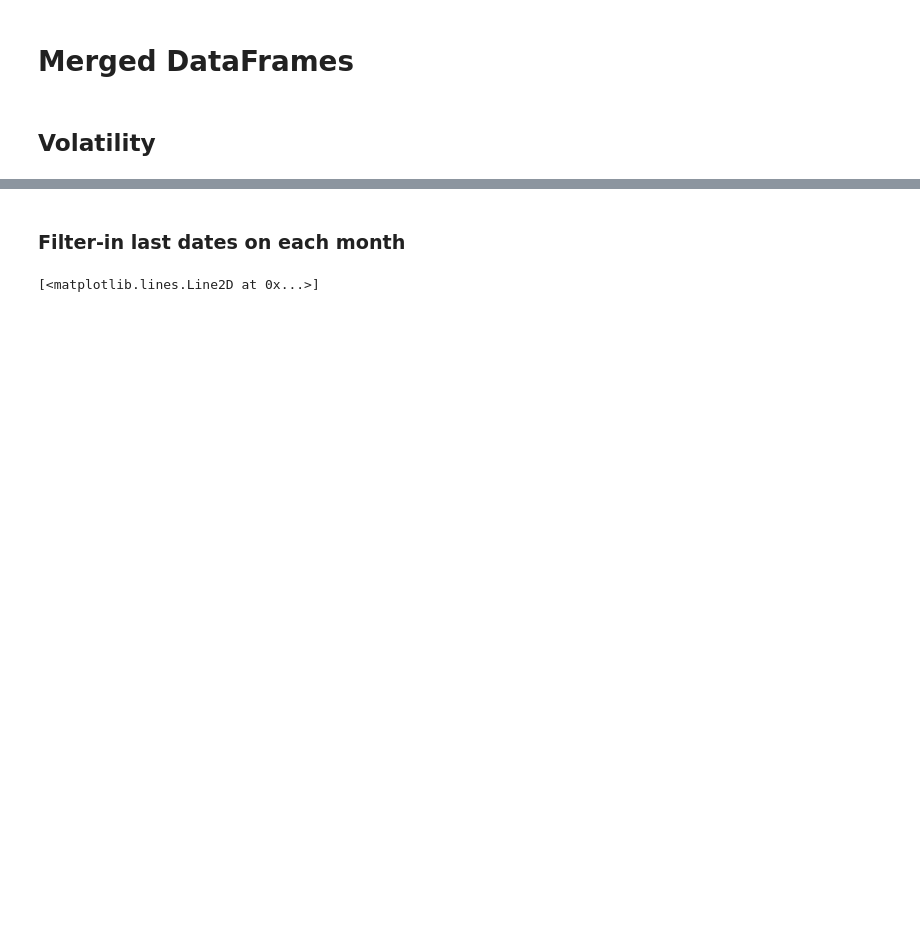
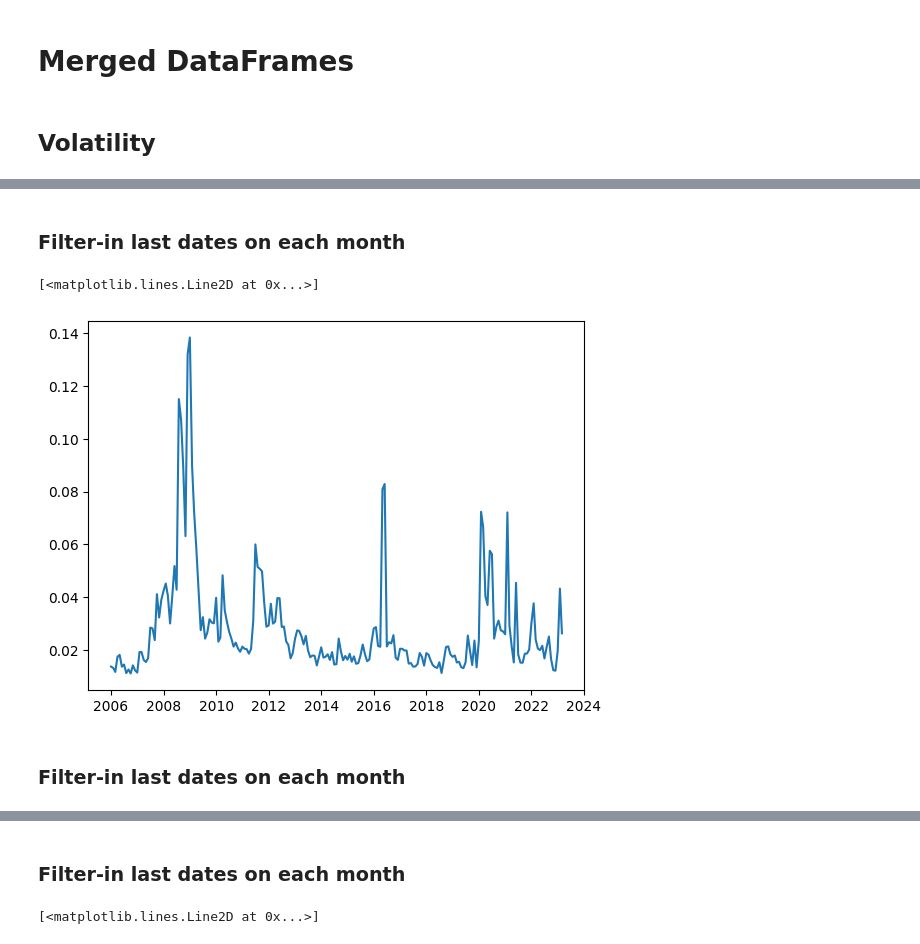
Before and after one commit to ygcahyono/esgnews_volatility, a Jupyter notebook: notebook/1.3.1-Merge-Fillna-Data.ipynb, the cells around one changed output, grey strips where cells are left out. Saved outputs shown, nothing was run; the diff lists cells and outputs as text; code cells hidden in the pictures; blank space fills up the shorter version.

```diff
--- a/notebook/1.3.1-Merge-Fillna-Data.ipynb
+++ b/notebook/1.3.1-Merge-Fillna-Data.ipynb
@@ -36,0 +486,9 @@ volatility_df.drop(['Month', 'Currency', 'PermID', 'Ticker', 'RIC', 'UnadjClose'
+# %%
+analysis_cols = ['Date','Asset', 'Open', 'High', 'Low', 'Close', 'Return', 'V^CC', 'V^RS', 'V^YZ']
+vol_anly_df = volatility_df[analysis_cols]
+vol_anly_df = vol_anly_df[vol_anly_df['V^YZ'].notnull()]
+# vol_anly_df = vol_anly_df[vol_anly_df.Date < '2023-01-01']
+# %% [markdown]
+### Filter-in last dates on each month
+# %%
+Monthly_Volatility_df = vol_anly_df[vol_anly_df.Date.isin(date_list)].reset_index(drop=True)
@@ -36,0 +504,7 @@ volatility_df.drop(['Month', 'Currency', 'PermID', 'Ticker', 'RIC', 'UnadjClose'
+# %%
+plt.plot(Monthly_Volatility_df[Monthly_Volatility_df.Asset == 8589934333]['V^YZ'])
+# %% [output]
+[<matplotlib.lines.Line2D at 0x...>]
+[figure, added]
+# %% [markdown]
+### Filter-in last dates on each month
```
Also changed, not shown: parts of 126 cells of this notebook, 11 other files.
